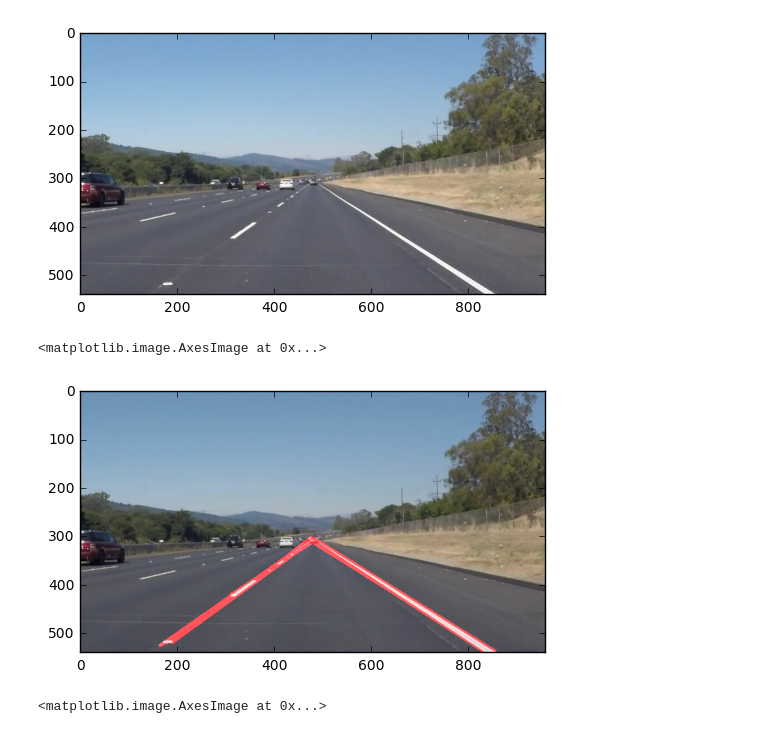
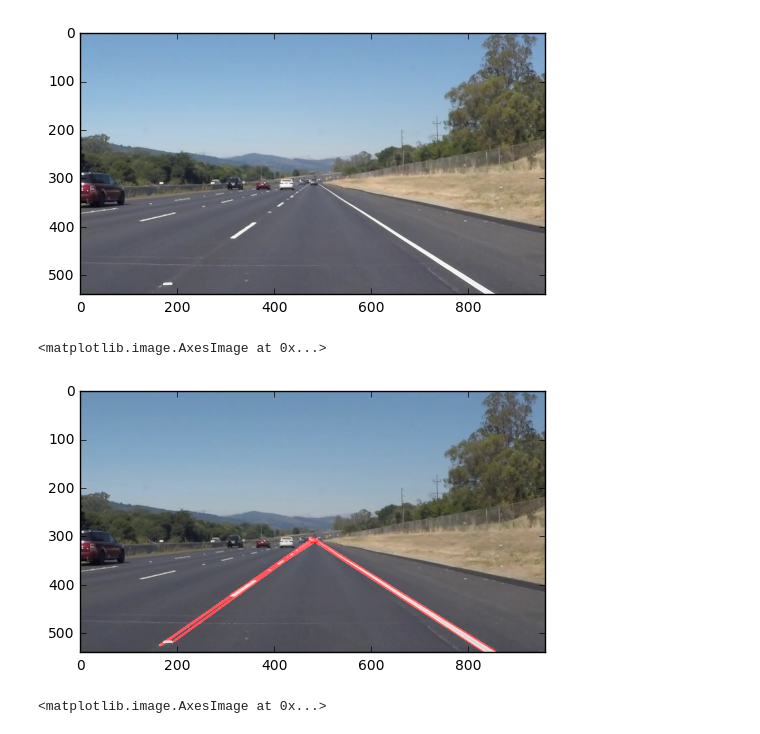
Before and after one commit to ankit096/udacity_sdn_p1, a Jupyter notebook: P1.ipynb, the cells around one changed output. Cells and saved outputs as stored; diff of their text form; code cells hidden in the pictures.

```diff
--- a/P1.ipynb
+++ b/P1.ipynb
@@ -99,38 +99,38 @@ def image2Lines(image):
     ignore_mask_color = 255
     imshape = image.shape
     vertices = np.array([[(140,539),(900, 539), (475, 300)]], dtype=np.int32)
     cv2.fillPoly(mask, vertices, ignore_mask_color)
     masked_edges = cv2.bitwise_and(edges, mask)
 
     # Define the Hough transform parameters
     # Make a blank the same size as our image to draw on
     rho = 1 # distance resolution in pixels of the Hough grid
     theta = np.pi/180 # angular resolution in radians of the Hough grid
-    threshold = 15     # minimum number of votes (intersections in Hough grid cell)
-    min_line_length = 40 #minimum number of pixels making up a line
-    max_line_gap = 9999    # maximum gap in pixels between connectable line segments
+    threshold = 20     # minimum number of votes (intersections in Hough grid cell)
+    min_line_length = 100 #minimum number of pixels making up a line
+    max_line_gap = 150    # maximum gap in pixels between connectable line segments
     #line_image = np.copy(image)*0 # creating a blank to draw lines on
 
     # Run Hough on edge detected image
     # Output "lines" is an array containing endpoints of detected line segments
     lines = cv2.HoughLinesP(masked_edges, rho, theta, threshold, np.array([]),
                             min_line_length, max_line_gap)
 
     return lines
 
 # Iterate over the output "lines" and draw lines on a blank image
 line_image = np.copy(image)*0 # creating a blank to draw lines on
 lines = image2Lines(image)
 for line in lines:
     for x1,y1,x2,y2 in line:
-        cv2.line(line_image,(x1,y1),(x2,y2),(255,0,0),5)
+        cv2.line(line_image,(x1,y1),(x2,y2),(255,0,0),4)
 
 # Draw the lines on the image
 lines_edges = cv2.addWeighted(image, 0.9, line_image, 1, 0)
 plt.imshow(lines_edges)
 # %% [output]
 <matplotlib.image.AxesImage at 0x...>
-[figure, old version]
+[figure, new version]
 # %%
 def myproc(image):
     leftlines = 0
```
Also changed, not shown: parts of 4 cells of this notebook, 9 other files.
